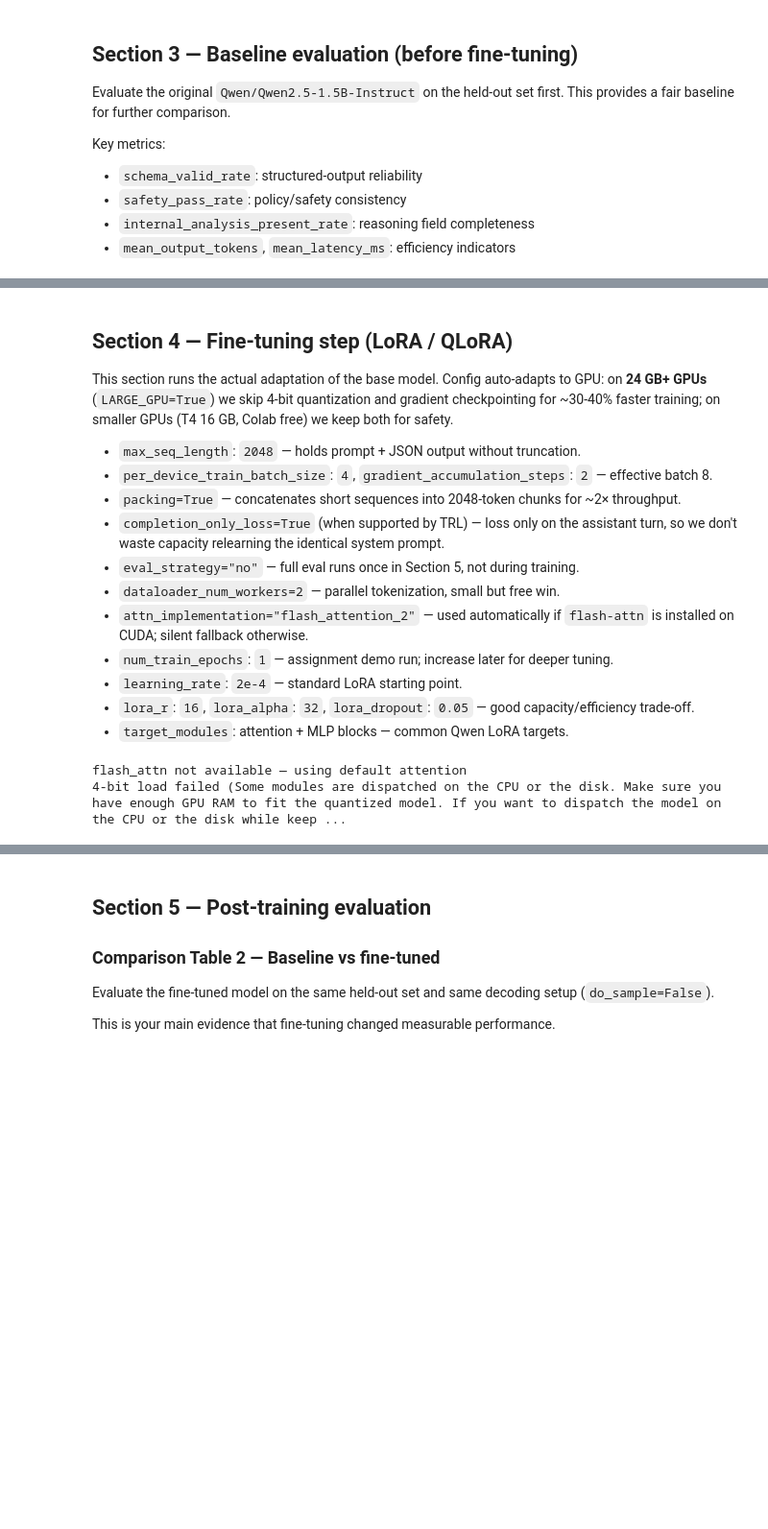
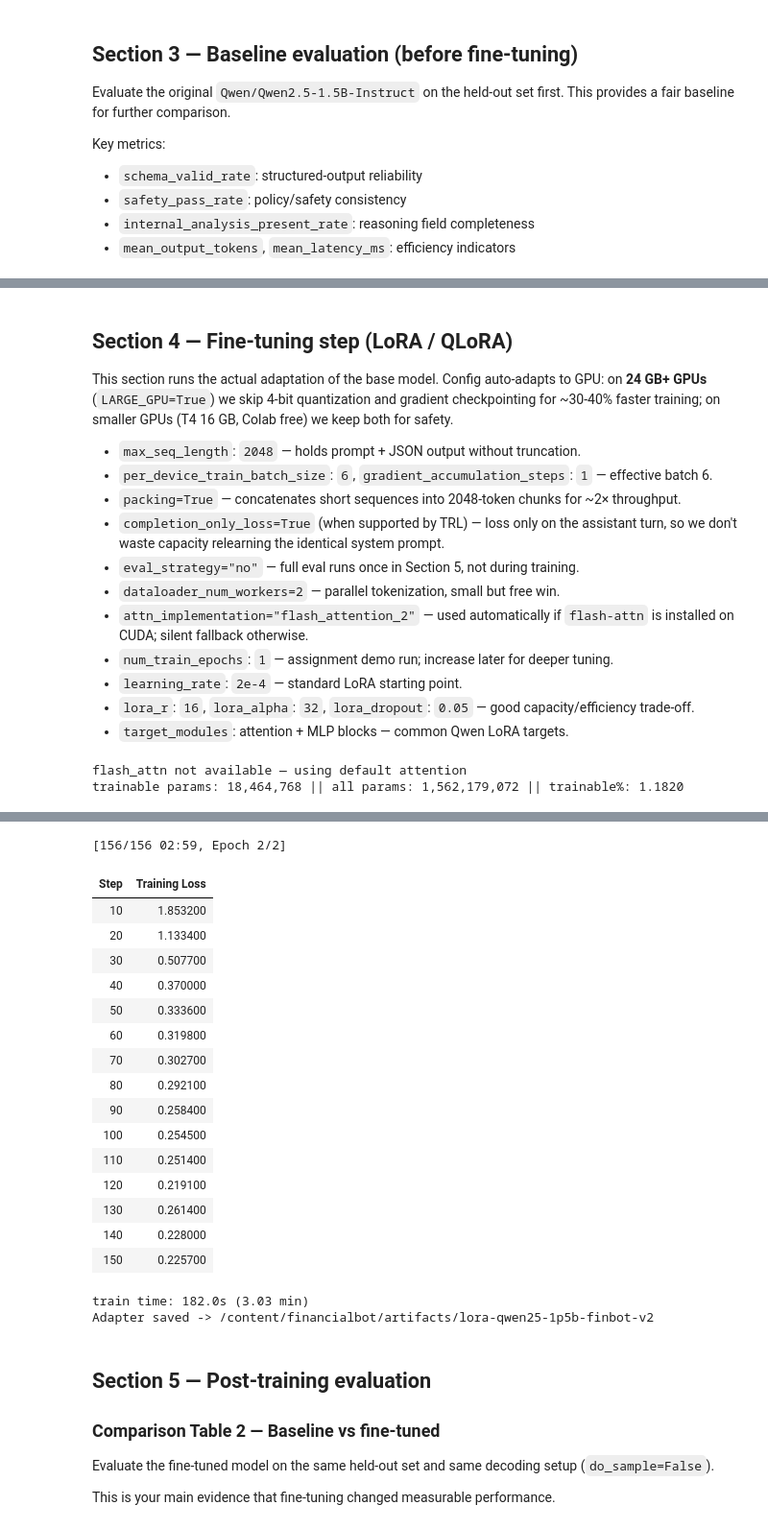
Before and after one commit to vutuongvy101/finbot-multilingual-lora, a Jupyter notebook: notebooks/3_finetuning_runbook.ipynb, the cells around one changed output, grey strips where cells are left out. Shown at 96% size. Saved outputs shown, nothing was run; the diff lists cells and outputs as text; code cells hidden in the pictures; blank space fills up the shorter version.

```diff
--- a/notebooks/3_finetuning_runbook.ipynb
+++ b/notebooks/3_finetuning_runbook.ipynb
@@ -453,9 +455,9 @@ Use the printed counts in your report as evidence of train/eval design.
 # %%
 import random
 from sklearn.model_selection import train_test_split
-
-TRAIN_PATH = DATA_DIR / "sft_finbot.jsonl"
-EVAL_PATH = DATA_DIR / "sft_finbot.eval.jsonl"
+from finbot.prompt_builder import build_recommendation_messages
+from finbot.task_policy import TaskMode
+from finbot.schemas import LanguageCode
 
 def to_sft_chat(rec: dict) -> dict:
     msgs = build_recommendation_messages(
@@ -471,11 +473,12 @@ def to_sft_chat(rec: dict) -> dict:
     return {"messages": msgs}
 
 if records:
+    # split by task_mode and language equally
     stratify_key = [f"{r['task_mode']}_{r['language']}" for r in records]
     train_records, eval_records = train_test_split(
         [to_sft_chat(r) for r in records],
-        test_size=0.1,
-        random_state=42,
+        test_size=TEST_SIZE,
+        random_state=TRAIN_SEED,
         stratify=stratify_key,
     )
 
@@ -630,7 +661,7 @@ on **24 GB+ GPUs** (`LARGE_GPU=True`) we skip 4-bit quantization and gradient ch
 for ~30-40% faster training; on smaller GPUs (T4 16 GB, Colab free) we keep both for safety.
 
 - `max_seq_length`: `2048` — holds prompt + JSON output without truncation.
-- `per_device_train_batch_size`: `4`, `gradient_accumulation_steps`: `2` — effective batch 8.
+- `per_device_train_batch_size`: `6`, `gradient_accumulation_steps`: `1` — effective batch 6.
 - `packing=True` — concatenates short sequences into 2048-token chunks for ~2× throughput.
 - `completion_only_loss=True` (when supported by TRL) — loss only on the assistant turn, so we don't waste capacity relearning the identical system prompt.
 - `eval_strategy="no"` — full eval runs once in Section 5, not during training.
@@ -655,13 +686,14 @@ if tokenizer.pad_token is None:
     tokenizer.pad_token = tokenizer.eos_token
 
 train_ds = load_dataset("json", data_files=str(TRAIN_PATH), split="train")
-eval_ds = load_dataset("json", data_files=str(EVAL_PATH), split="train")
 
 def format_chat(example):
     return {"text": tokenizer.apply_chat_template(example["messages"], tokenize=False, add_generation_prompt=False)}
 
+supports_bf16 = bool(HAS_CUDA and getattr(torch.cuda, "is_bf16_supported", lambda: False)())
+use_fp16 = bool(HAS_MPS or (HAS_CUDA and not supports_bf16))
+
 train_ds = train_ds.map(format_chat, remove_columns=["messages"])
-eval_ds = eval_ds.map(format_chat, remove_columns=["messages"])
 
 # Prefer FlashAttention-2 on CUDA when available (~15-25% attn speedup). Silent fallback otherwise.
 _attn_kwargs = {}
@@ -678,9 +710,10 @@ if USE_4BIT:
     try:
         from transformers import BitsAndBytesConfig
 
+        _bnb_compute_dtype = torch.bfloat16 if supports_bf16 else torch.float16
         bnb = BitsAndBytesConfig(
             load_in_4bit=True, bnb_4bit_quant_type="nf4",
-            bnb_4bit_use_double_quant=True, bnb_4bit_compute_dtype=torch.float16,
+            bnb_4bit_use_double_quant=True, bnb_4bit_compute_dtype=_bnb_compute_dtype,
         )
         model = AutoModelForCausalLM.from_pretrained(
             MODEL_ID, quantization_config=bnb, device_map="auto",
@@ -708,15 +741,14 @@ model.print_trainable_parameters()
 
 import inspect
 
-supports_bf16 = bool(HAS_CUDA and getattr(torch.cuda, "is_bf16_supported", lambda: False)())
-use_fp16 = bool(HAS_MPS or (HAS_CUDA and not supports_bf16))
-
 sft_kwargs = dict(
     output_dir=str(OUTPUT_DIR),
     per_device_train_batch_size=TRAIN_BATCH_SIZE,
     gradient_accumulation_steps=TRAIN_GRAD_ACC_STEPS,
     learning_rate=TRAIN_LR,
     num_train_epochs=TRAIN_EPOCHS,
+    warmup_ratio=TRAIN_WARMUP_RATIO,
+    lr_scheduler_type=TRAIN_LR_SCHEDULER,
     logging_steps=TRAIN_LOGGING_STEPS,
     save_strategy=TRAIN_SAVE_STRATEGY,
     bf16=supports_bf16,
@@ -735,14 +767,13 @@ if "max_seq_length" in cfg_params:
 elif "max_length" in cfg_params:
     sft_kwargs["max_length"] = TRAIN_MAX_SEQ_LENGTH
 
-# Skip mid-training eval (Section 5 runs full eval separa
-# y). Saves ~15-25% wall-clock.
+# Skip mid-training eval (Section 5 runs full eval separately). Saves ~15-25% wall-clock.
 if "eval_strategy" in cfg_params:
     sft_kwargs["eval_strategy"] = "no"
 elif "evaluation_strategy" in cfg_params:
     sft_kwargs["evaluation_strategy"] = "no"
 
-# Assistant-only loss masking — don't relearning the identical system prompt.
+# Assistant-only loss masking — avoid relearning the identical system prompt.
 if "completion_only_loss" in cfg_params:
     sft_kwargs["completion_only_loss"] = True
 
@@ -765,10 +796,11 @@ if "max_seq_length" in trainer_params:
 trainer = SFTTrainer(**trainer_kwargs)
 t0 = time.perf_counter() # track progress
 trainer.train()
+dt = time.perf_counter() - t0
 print(f"train time: {dt:.1f}s ({dt/60:.2f} min)")
 trainer.save_model(str(OUTPUT_DIR))
 tokenizer.save_pretrained(str(OUTPUT_DIR))
 print(f"Adapter saved -> {OUTPUT_DIR}")
 # %% [output]
 flash_attn not available — using default attention
-4-bit load failed (Some modules are dispatched on the CPU or the disk. Make sure you have enough GPU RAM to fit the quantized model. If you want to dispatch the model on the CPU or the disk while keep ...
+trainable params: 18,464,768 || all params: 1,562,179,072 || trainable%: 1.1820
@@ -776,3 +809,22 @@ OutOfMemoryError: CUDA out of memory. Tried to allocate 446.00 MiB (GPU 0; 31.73
+[156/156 02:59, Epoch 2/2]
+| Step | Training Loss |
+| 10 | 1.853200 |
+| 20 | 1.133400 |
+| 30 | 0.507700 |
+| 40 | 0.370000 |
+| 50 | 0.333600 |
+| 60 | 0.319800 |
+| 70 | 0.302700 |
+| 80 | 0.292100 |
+| 90 | 0.258400 |
+| 100 | 0.254500 |
+| 110 | 0.251400 |
+| 120 | 0.219100 |
+| 130 | 0.261400 |
+| 140 | 0.228000 |
+| 150 | 0.225700 |
+train time: 182.0s (3.03 min)
+Adapter saved -> /content/financialbot/artifacts/lora-qwen25-1p5b-finbot-v2
 # %% [markdown]
 ## Section 5 — Post-training evaluation
 
```
Also changed, not shown: parts of 25 cells of this notebook.
